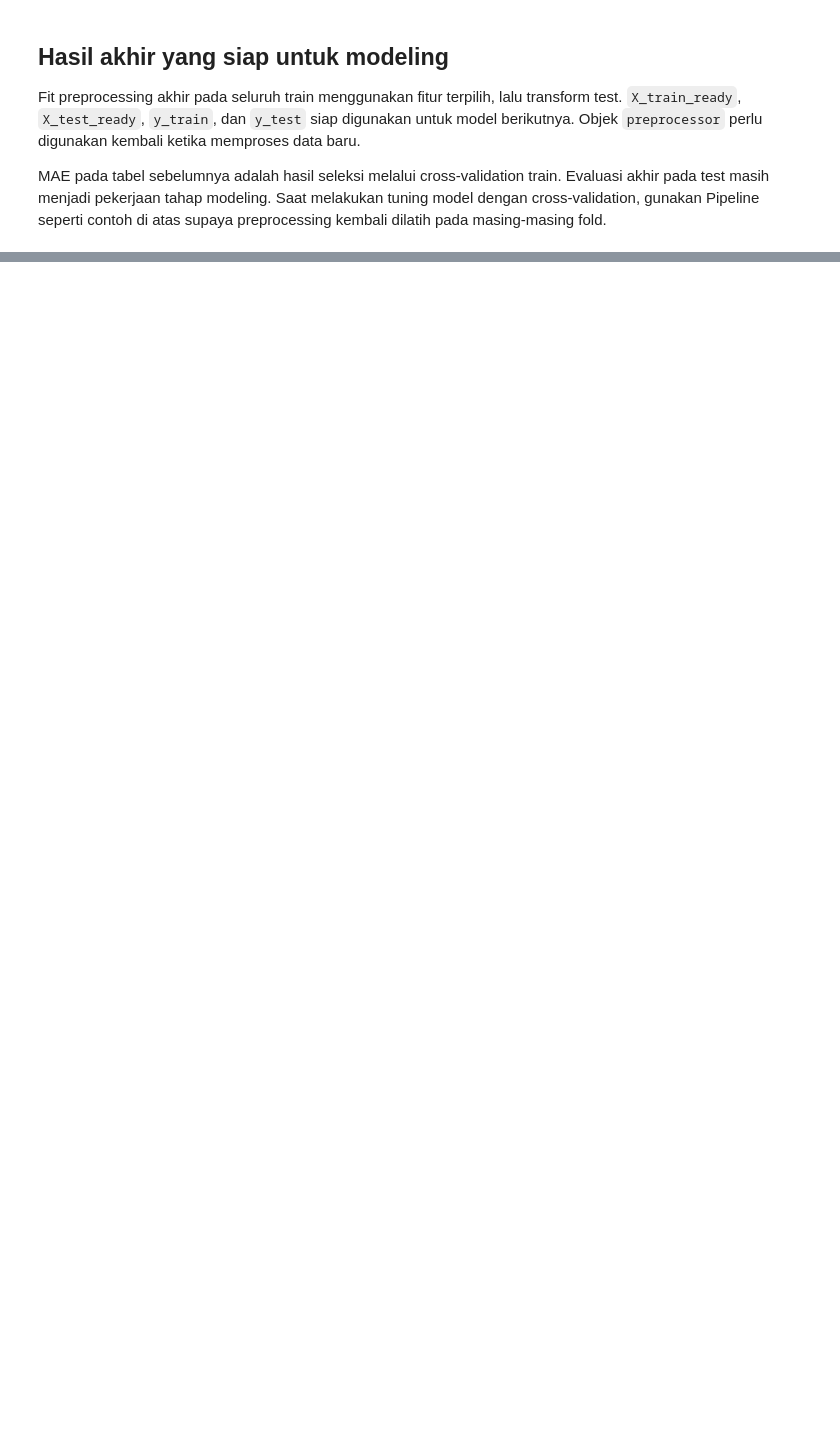
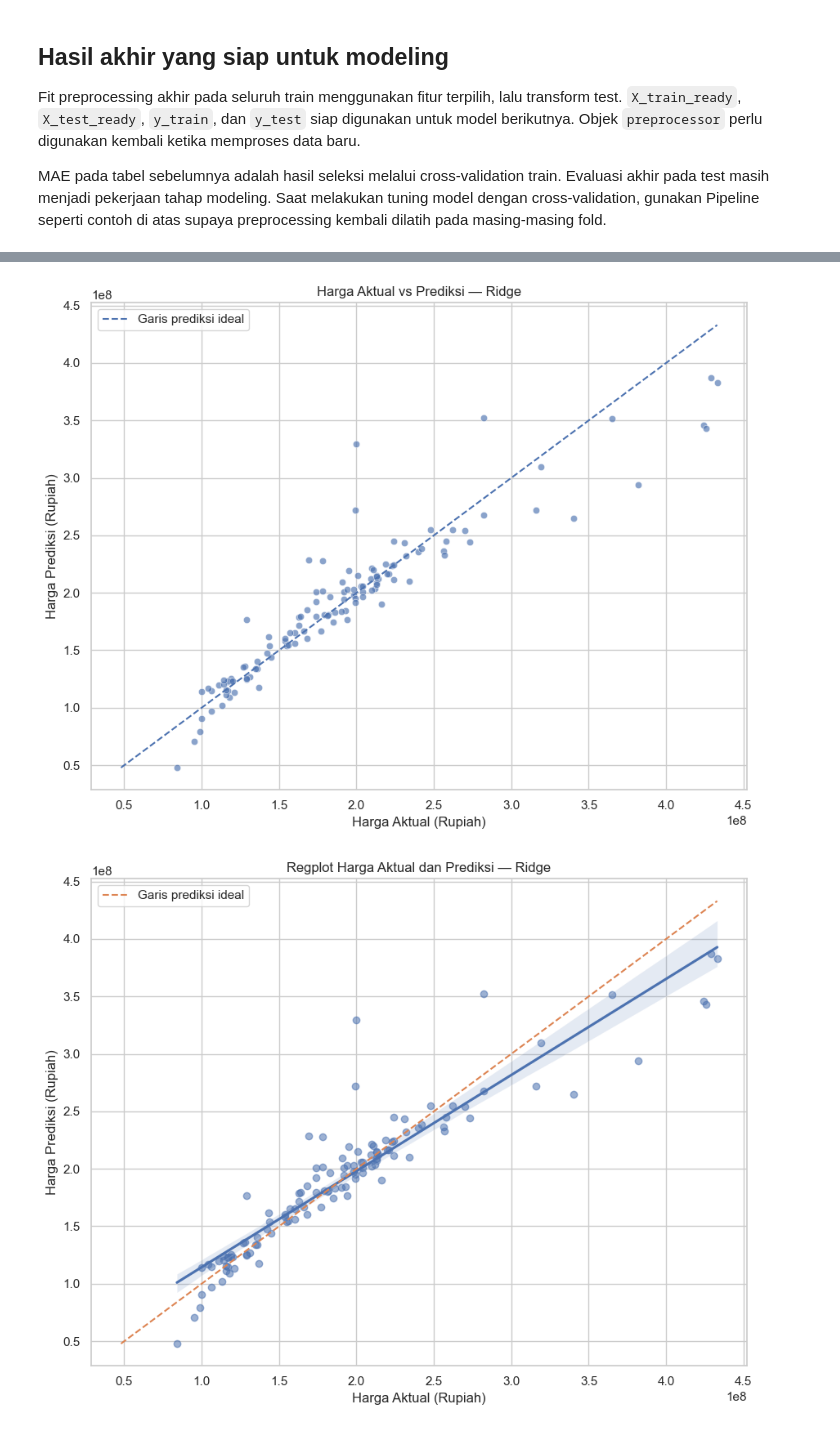
Before and after one commit to TimothyPadang/32_IF-C_bersifatopsional, a Jupyter notebook: Notebook/Prediksi_Harga_Mobil_Bekas_Regresi.ipynb, the cells around one changed output, grey strips where cells are left out. Drawn from its saved outputs; the diff is of its cells as text; code cells hidden in the pictures; blank space fills up the shorter version.

```diff
--- a/Notebook/Prediksi_Harga_Mobil_Bekas_Menggunakan_Regresi.ipynb
+++ b/Notebook/Prediksi_Harga_Mobil_Bekas_Regresi.ipynb
@@ -2026,0 +2170,9 @@ display(X_train_ready.head())
+# %%
+def make_model_pipeline(regression_model):
+    return Pipeline(steps=[
+        ("preprocessing", make_preprocessor(selected_features)),
+        ("model", regression_model)
+    ])
+
+print("Pipeline modeling berhasil disiapkan.")
+print("Preprocessing menggunakan fungsi make_preprocessor() dari Data Preparation.")
@@ -2026,0 +2542,48 @@ display(X_train_ready.head())
+# %%
+actual_values = np.asarray(y_test, dtype=float)
+predicted_values = np.asarray(best_prediction, dtype=float)
+
+plot_min = min(actual_values.min(), predicted_values.min())
+plot_max = max(actual_values.max(), predicted_values.max())
+
+plt.figure(figsize=(9, 7))
+sns.scatterplot(
+    x=actual_values,
+    y=predicted_values,
+    alpha=0.65
+)
+plt.plot(
+    [plot_min, plot_max],
+    [plot_min, plot_max],
+    linestyle="--",
+    label="Garis prediksi ideal"
+)
+plt.title(f"Harga Aktual vs Prediksi — {best_model_name}")
+plt.xlabel("Harga Aktual (Rupiah)")
+plt.ylabel("Harga Prediksi (Rupiah)")
+plt.legend()
+plt.tight_layout()
+plt.show()
+
+plt.figure(figsize=(9, 7))
+sns.regplot(
+    x=actual_values,
+    y=predicted_values,
+    ci=95,
+    scatter_kws={"alpha": 0.55}
+)
+plt.plot(
+    [plot_min, plot_max],
+    [plot_min, plot_max],
+    linestyle="--",
+    label="Garis prediksi ideal"
+)
+plt.title(f"Regplot Harga Aktual dan Prediksi — {best_model_name}")
+plt.xlabel("Harga Aktual (Rupiah)")
+plt.ylabel("Harga Prediksi (Rupiah)")
+plt.legend()
+plt.tight_layout()
+plt.show()
+# %% [output]
+[figure, added]
+[figure, added]
```
Also changed, not shown: parts of 38 cells of this notebook.
